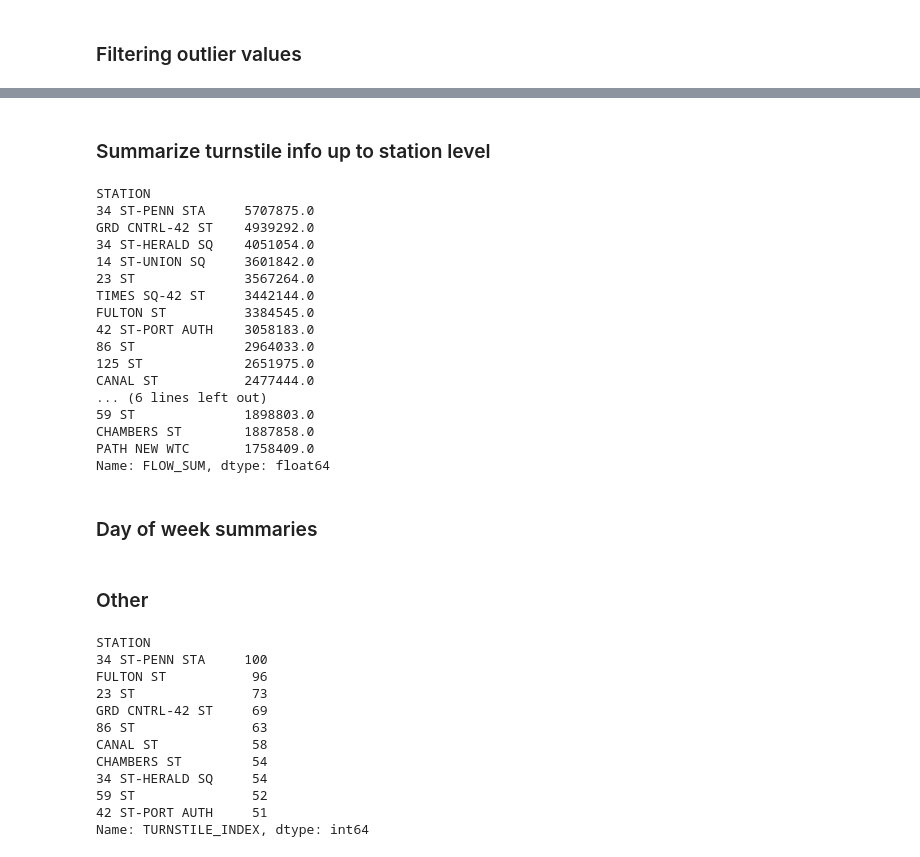
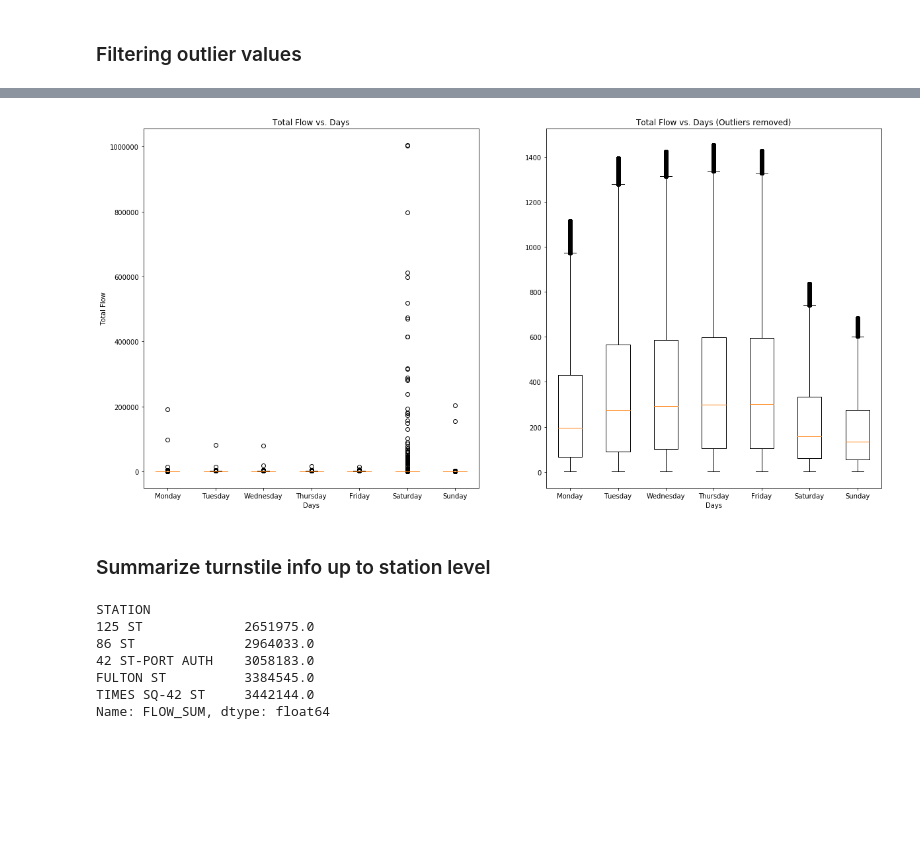
Before and after one commit to bremoore/eda_project, a Jupyter notebook: Week 1 Project - MTA Turnstile Analysis.ipynb, the cells around one changed output, grey strips where cells are left out. Drawn from its saved outputs; the diff is of its cells as text; code cells hidden in the pictures; blank space fills up the shorter version.

```diff
--- a/Week 1 Project - MTA Turnstile Analysis.ipynb
+++ b/Week 1 Project - MTA Turnstile Analysis.ipynb
@@ -81,27 +211,42 @@ df2.head()
+# %%
+#plot flow vs. days after removing million+ with and without outliers in dataframe
+mon2 = df2['DAY'] == 'Monday'
+tue2 = df2['DAY'] == 'Tuesday'
+wed2 = df2['DAY'] == 'Wednesday'
+thur2 = df2['DAY'] == 'Thursday'
+fri2 = df2['DAY'] == 'Friday'
+sat2 = df2['DAY'] == 'Saturday'
+sun2 = df2['DAY'] == 'Sunday'
+
+fig2, axs2 = plt.subplots(1,2,figsize=(20, 10))
+
+axs2[0].set_title('Total Flow vs. Days')
+axs2[0].set_ylabel('Total Flow')
+axs2[0].set_xlabel('Days')
+axs2[0].boxplot([df2['FLOW_SUM'][mon2], df2['FLOW_SUM'][tue2],df2['FLOW_SUM'][wed2], df2['FLOW_SUM'][thur2],
+             df2['FLOW_SUM'][fri2],df2['FLOW_SUM'][sat2],df2['FLOW_SUM'][sun2]], labels=days);
+
+axs2[1].set_title('Total Flow vs. Days (Outliers removed)')
+axs2[1].set_xlabel('Days')
+axs2[1].boxplot([get_outliers(df2,mon2),get_outliers(df2,tue2),get_outliers(df2,wed2), get_outliers(df2,thur2),
+                 get_outliers(df2,fri2), get_outliers(df2,sat2),get_outliers(df2,sun2)], labels=days);
+plt.subplots_adjust(wspace = .2)
+fig2.savefig('total_flow_vs_day.png', bbox_inches='tight')
+# %% [output]
+[figure, added]
 # %% [markdown]
 ### Summarize turnstile info up to station level
 # %%
 #Group total flow ( Entries and exits) up to station level
-#display top 20 stations
-
-df2.groupby('STATION')['FLOW_SUM'].sum().sort_values(ascending=False).head(20)
+#display top 10 stations
+flow_srs = df2.groupby('STATION')['FLOW_SUM'].sum().sort_values(ascending=False).head(10)
+flow_srs = flow_srs.sort_values(ascending=True)
+flow_srs.head()
 # %% [output]
 STATION
-34 ST-PENN STA     5707875.0
-GRD CNTRL-42 ST    4939292.0
-34 ST-HERALD SQ    4051054.0
-14 ST-UNION SQ     3601842.0
-23 ST              3567264.0
+125 ST             2651975.0
+86 ST              2964033.0
+42 ST-PORT AUTH    3058183.0
+FULTON ST          3384545.0
 TIMES SQ-42 ST     3442144.0
-FULTON ST          3384545.0
-42 ST-PORT AUTH    3058183.0
-86 ST              2964033.0
-125 ST             2651975.0
-CANAL ST           2477444.0
-... (6 lines left out)
-59 ST              1898803.0
-CHAMBERS ST        1887858.0
-PATH NEW WTC       1758409.0
 Name: FLOW_SUM, dtype: float64
-# %% [markdown]
-### Day of week summaries
@@ -110,21 +252,0 @@ Name: FLOW_SUM, dtype: float64
-# %% [markdown]
-### Other
-# %%
-#create summary of # of unique turnstiles/station
-n_turnstiles = df.groupby('STATION')['TURNSTILE_INDEX'].nunique().sort_values(ascending=False)
-
-#top 10 stations by number of turnstiles
-n_turnstiles.head(10)
-# %% [output]
-STATION
-34 ST-PENN STA     100
-FULTON ST           96
-23 ST               73
-GRD CNTRL-42 ST     69
-86 ST               63
-CANAL ST            58
-CHAMBERS ST         54
-34 ST-HERALD SQ     54
-59 ST               52
-42 ST-PORT AUTH     51
-Name: TURNSTILE_INDEX, dtype: int64
```
Also changed, not shown: parts of 14 cells of this notebook, 1 other file.
